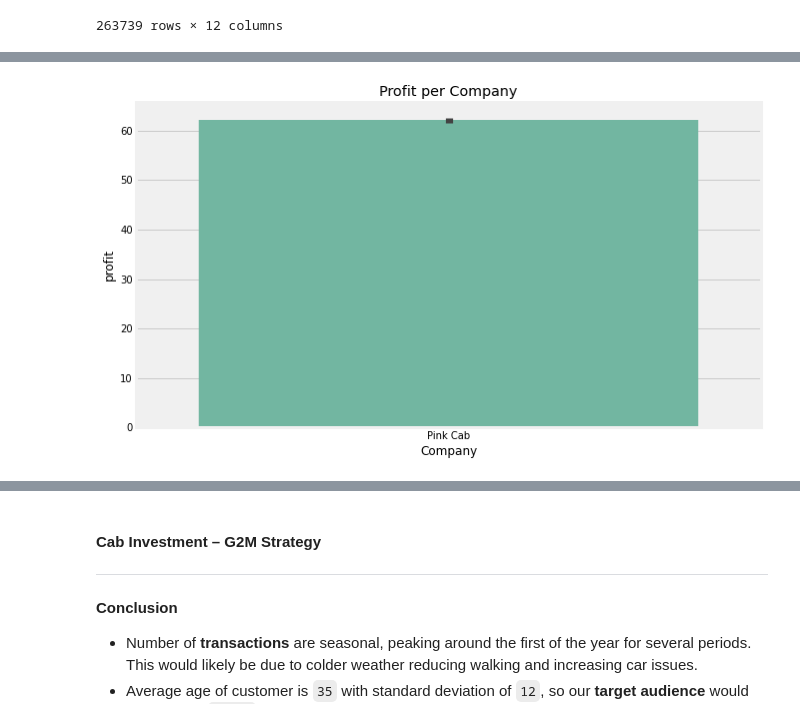
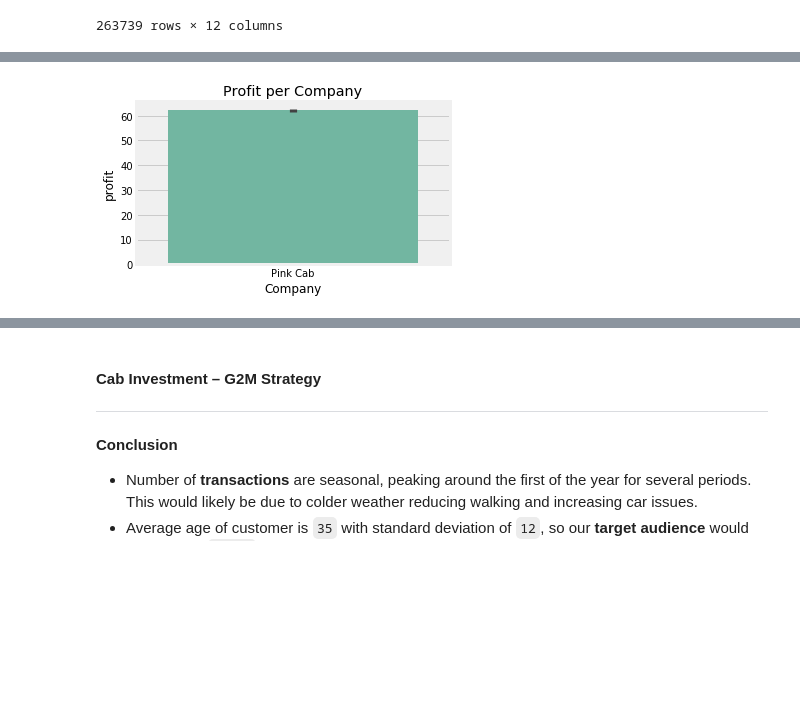
Before and after one commit to DataGlacier/VC, a Jupyter notebook: notebooks/Cab Investment – G2M Strategy.ipynb, the cells around one changed output, grey strips where cells are left out. Cells and saved outputs as stored; diff of their text form; code cells hidden in the pictures; blank space fills up the shorter version.

```diff
--- a/notebooks/Cab Investment – G2M Strategy.ipynb
+++ b/notebooks/Cab Investment – G2M Strategy.ipynb
@@ -234,8 +231,8 @@ DatetimeIndex(['2016-02-06', '2018-08-19', '2018-12-22', '2016-02-04',
               dtype='datetime64[ns]', name='travel_date', length=344953, freq=None)
 # %%
 # Filter to 31/01/2016 to 31/12/2018
-cab_column = cab_data[cab_data.index < '2019-01-01']
-cab_column.index.sort_values()
+cab_data = cab_data[cab_data.index < '2019-01-01']
+cab_data.index.sort_values()
 # %% [output]
 DatetimeIndex(['2016-01-31', '2016-01-31', '2016-01-31', '2016-01-31',
                '2016-01-31', '2016-01-31', '2016-01-31', '2016-01-31',
@@ -590,0 +432,8 @@ plt.show()
+# %%
+# Create a price increase for price_charged by .5%
+cab_data['price_inc_05'] = cab_data['price_charged'] * 1.05
+
+# Create a price increase for price_charged by .10%
+cab_data['price_inc_10'] = cab_data['price_charged'] * 1.10
+
+cab_data
@@ -806,15 +660,15 @@ cab_pink
 # %%
 def plot_profit_per_company(cab_data):
-    plt.figure(figsize=(10,6))
+    plt.figure(figsize=(5,3))
     sns.barplot(x=cab_pink['company'], y=cab_pink['profit'], data=cab_pink, palette='Set2')
     plt.title('Profit per Company')
     plt.xlabel('Company')
     plt.show()
     return
 
 
 plot_profit_per_company(cab_data)
 # %% [output]
-[figure, old version]
+[figure, new version]
 # %%
 def plot_profit_per_company(cab_data):
```
Also changed, not shown: parts of 53 cells of this notebook, 7 other files.
